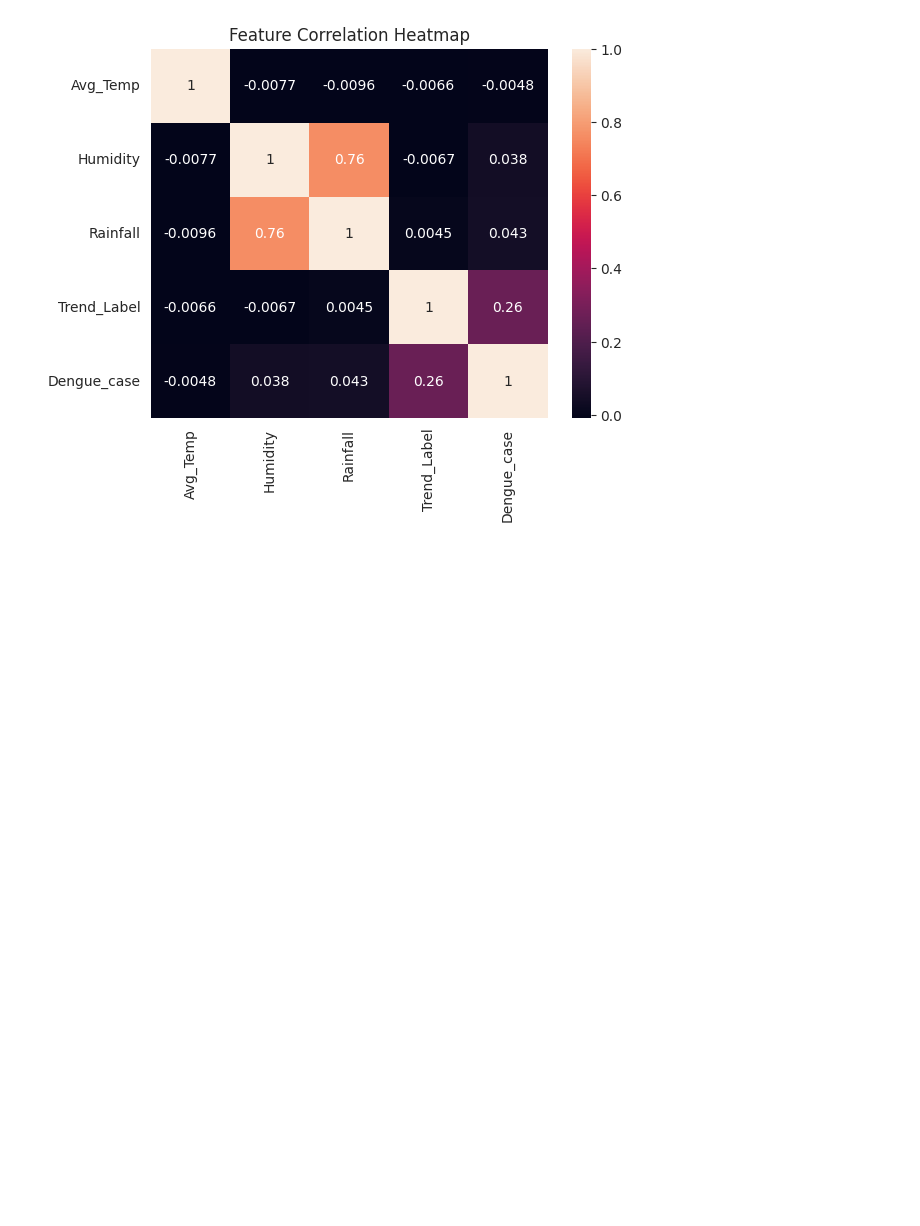
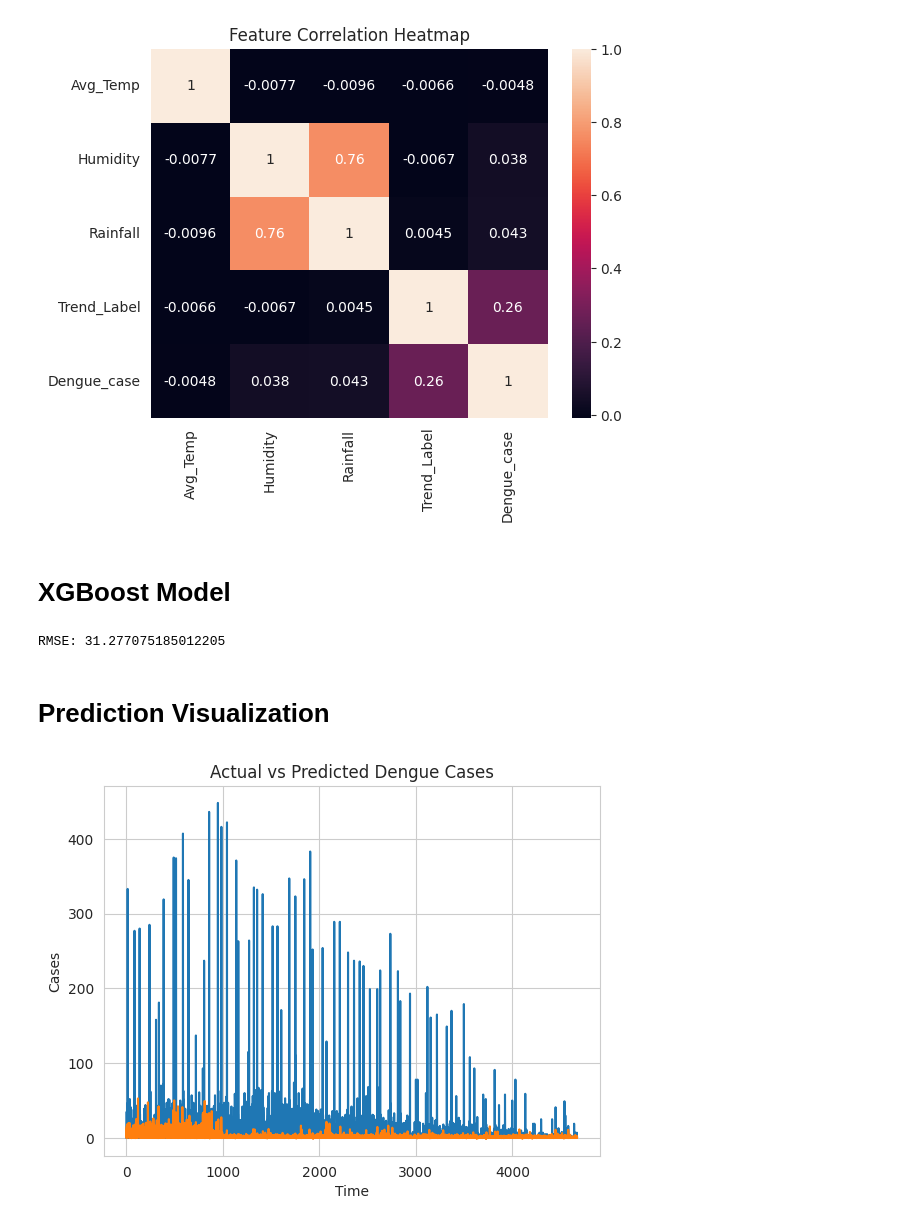
Before and after one commit to Nakib-Nasrullah/Dengue_Research, a Jupyter notebook: Dengue_positive_negative.ipynb, the cells around one changed output. Saved outputs shown, nothing was run; the diff lists cells and outputs as text; code cells hidden in the pictures; blank space fills up the shorter version.

```diff
--- a/Dengue_positive_negative.ipynb
+++ b/Dengue_positive_negative.ipynb
@@ -173,3 +173,53 @@ plt.title("Feature Correlation Heatmap")
 plt.show()
 # %% [output]
 [figure]
+# %% [markdown]
+# **XGBoost Model**
+# %%
+from xgboost import XGBRegressor
+from sklearn.metrics import mean_squared_error
+
+# Features
+features = [
+    'Avg_Temp', 'Humidity', 'Rainfall',
+    'Rainfall_Lag_7', 'Temp_Lag_7',
+    'Humidity_Lag_7', 'Trend_Label'
+]
+
+X = df[features]
+y = df['Dengue_case']
+
+# Train-test split (time series style)
+split = int(len(df)*0.8)
+X_train, X_test = X[:split], X[split:]
+y_train, y_test = y[:split], y[split:]
+
+# Model
+model = XGBRegressor(
+    n_estimators=100,
+    max_depth=5,
+    learning_rate=0.1
+)
+
+model.fit(X_train, y_train)
+
+# Prediction
+y_pred = model.predict(X_test)
+
+# Evaluation
+rmse = np.sqrt(mean_squared_error(y_test, y_pred))
+print("RMSE:", rmse)
+# %% [output]
+RMSE: 31.277075185012205
+# %% [markdown]
+# **Prediction Visualization**
+# %%
+plt.figure()
+plt.plot(y_test.values)
+plt.plot(y_pred)
+plt.title("Actual vs Predicted Dengue Cases")
+plt.xlabel("Time")
+plt.ylabel("Cases")
+plt.show()
+# %% [output]
+[figure, added]
```
Also changed, not shown: parts of 4 cells of this notebook.
